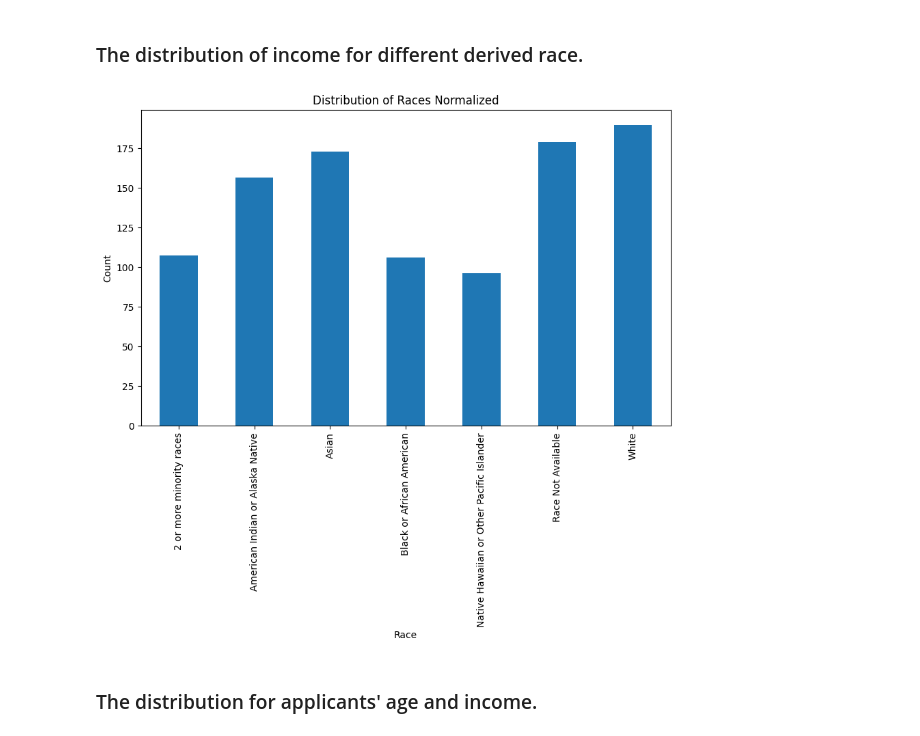
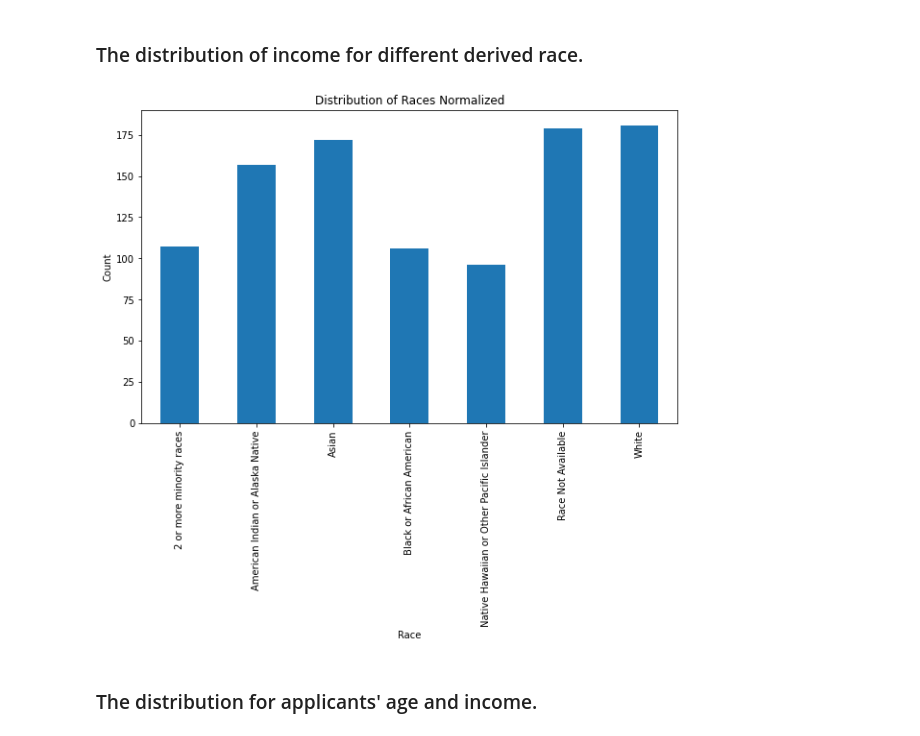
Before and after one commit to BU-Spark/ds-councilor-louijeune-fair-housing, a Jupyter notebook: spring23-team-4/data_code/data_test.ipynb, the cells around one changed output. Saved outputs shown, nothing was run; the diff lists cells and outputs as text; code cells hidden in the pictures.

```diff
--- a/spring23-team-4/data_code/data_test.ipynb
+++ b/spring23-team-4/data_code/data_test.ipynb
@@ -113,18 +113,13 @@ Name: derived_race, dtype: int64
 # %% [markdown]
 ### The distribution of income for different derived race.
 # %%
-# df2 = df
-# df2['income'] = (df['income'] - df['income'].mean()) / df['income'].std()
-# plt.bar(df2['derived_race'], df2['income'])
-# plt.xticks(rotation=90)
-# plt.xlabel('Race')
-# plt.ylabel('Income')
-# plt.title('Distribution of Income Among Races')
-# plt.show()
+# This cell takes equal samples of each race to get a good estimate of their average income
+
+from matplotlib import pyplot as plt
 
 df3 = pd.DataFrame()
 
-for i in range(1000):
+for i in range(500):
 
     white = df.loc[df['derived_race'] == 'White'].sample(200)
     black = df.loc[df['derived_race'] == 'Black or African American'].sample(200)
@@ -133,34 +128,34 @@ for i in range(1000):
     native = df.loc[df['derived_race'] == 'American Indian or Alaska Native'].sample(200)
     mixed = df.loc[df['derived_race'] == '2 or more minority races'].sample(200)
     other = df.loc[df['derived_race'] == 'Race Not Available'].sample(200)
 
     df3 = df3.append(white)
     df3 = df3.append(black)
     df3 = df3.append(asian)
     df3 = df3.append(pacisl)
     df3 = df3.append(native)
     df3 = df3.append(mixed)
     df3 = df3.append(other)
 
 race = df3.groupby('derived_race')['income'].mean()
 
 plt.figure(figsize=(10, 6))
 race.plot(kind='bar')
 plt.xlabel('Race')
 plt.ylabel('Count')
 plt.title('Distribution of Races Normalized')
 
 # plt.yscale('log')
 
 # for i, v in enumerate(race):
 #     plt.annotate(str(v), xy=(i, v), ha='center', va='bottom')
 
 plt.show()
 
 
 ## Rafael
 # %% [output]
-[figure, old version]
+[figure, new version]
 # %% [markdown]
 ### The distribution for applicants' age and income.
 # %%
```
Also changed, not shown: parts of 2 cells of this notebook, 1 other file.
